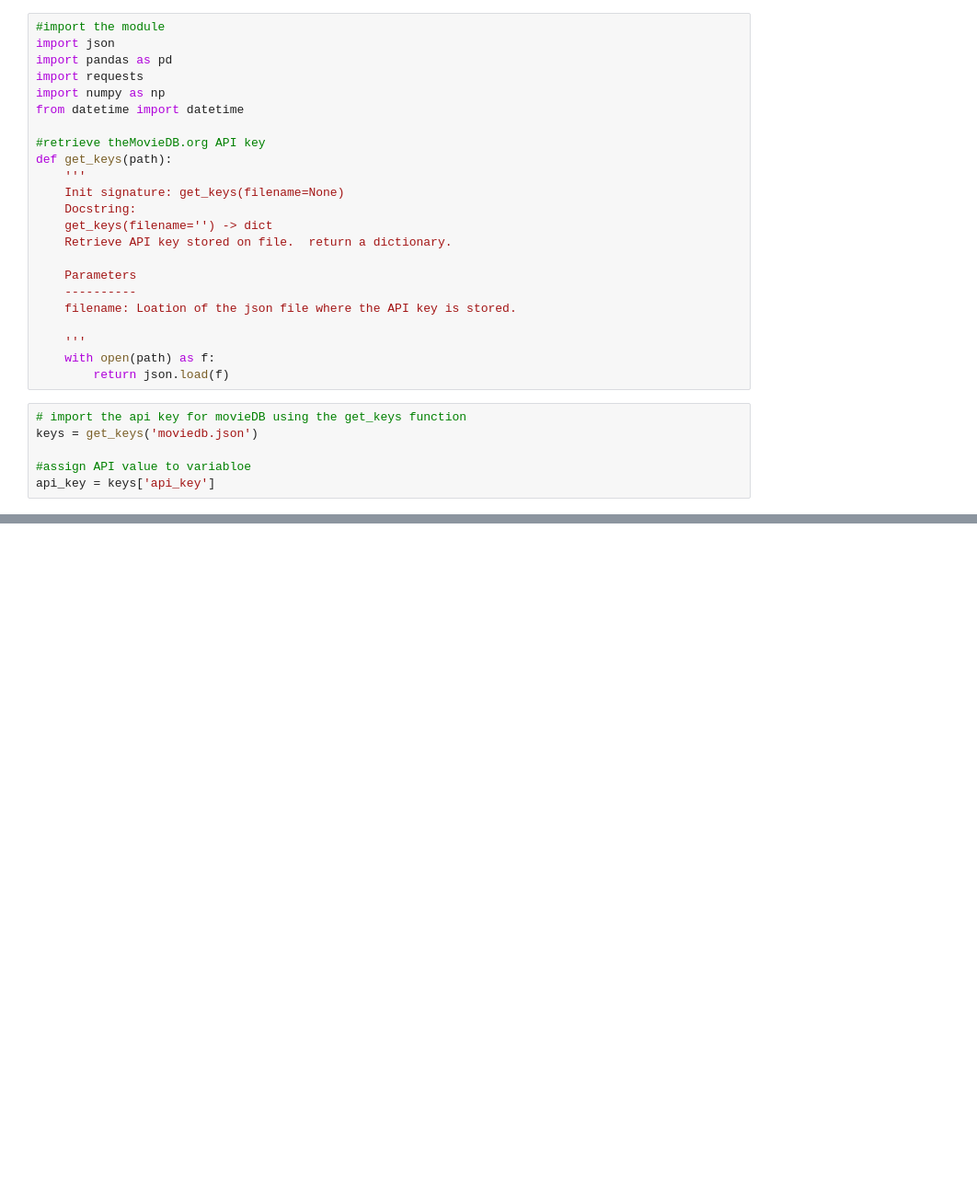
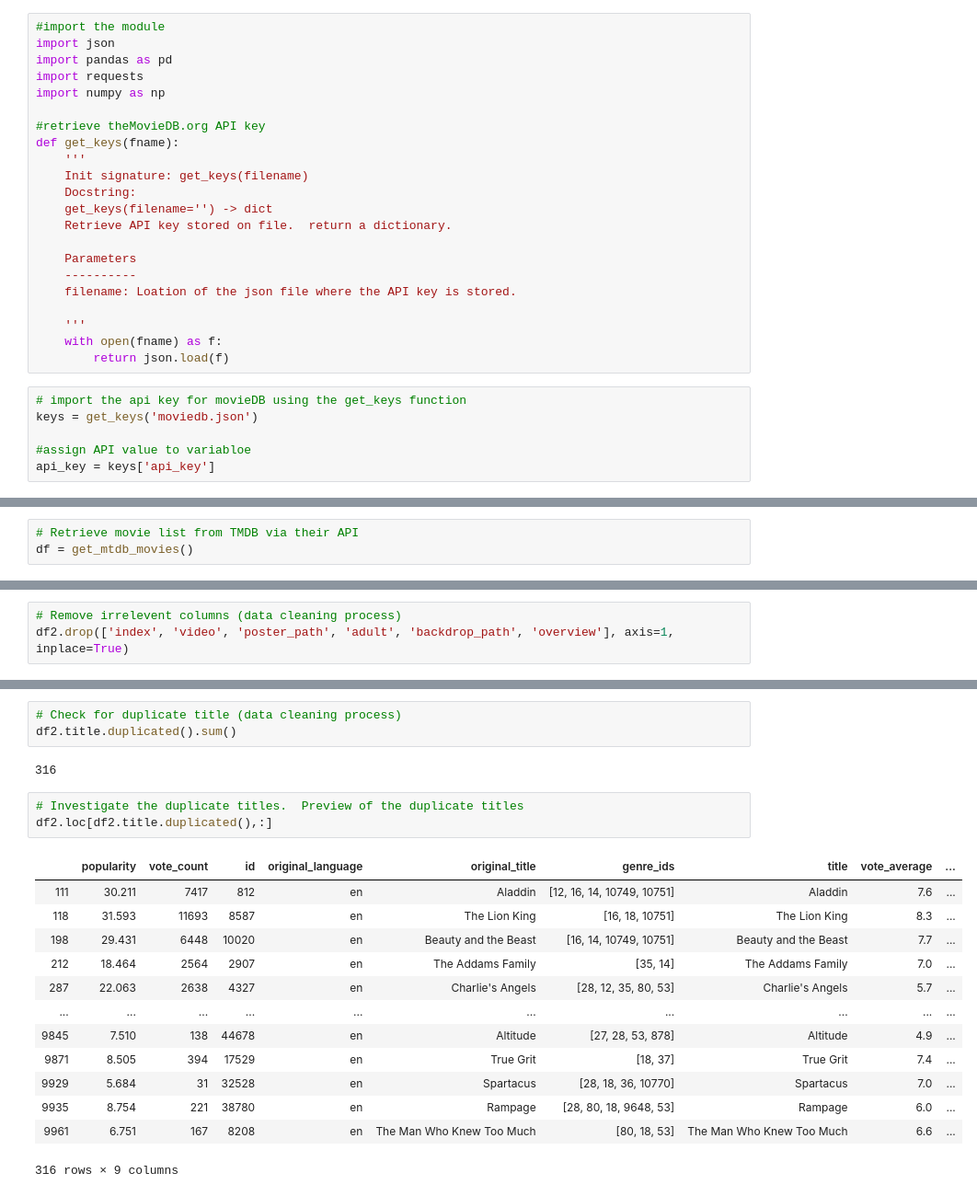
Before and after one commit to CaryMosley/Mod1Project, a Jupyter notebook: MovieStatistics.ipynb, the cells around one changed output, grey strips where cells are left out. Shown at 92% size. Drawn from its saved outputs; the diff is of its cells as text; blank space fills up the shorter version.

```diff
--- a/MovieStatistics.ipynb
+++ b/MovieStatistics.ipynb
@@ -4,12 +4,11 @@ import json
 import pandas as pd
 import requests
 import numpy as np
-from datetime import datetime
 
 #retrieve theMovieDB.org API key
-def get_keys(path):
+def get_keys(fname):
     '''
-    Init signature: get_keys(filename=None)
+    Init signature: get_keys(filename)
     Docstring:
     get_keys(filename='') -> dict
     Retrieve API key stored on file.  return a dictionary.
@@ -19,7 +18,7 @@ def get_keys(path):
     filename: Loation of the json file where the API key is stored.
 
     '''
-    with open(path) as f:
+    with open(fname) as f:
         return json.load(f)
 # %%
 # import the api key for movieDB using the get_keys function
@@ -184,0 +80,3 @@ df2.head()
+# %%
+# Retrieve movie list from TMDB via their API
+df = get_mtdb_movies()
@@ -184,0 +114,3 @@ df2.head()
+# %%
+# Remove irrelevent columns (data cleaning process)
+df2.drop(['index', 'video', 'poster_path', 'adult', 'backdrop_path', 'overview'], axis=1, inplace=True)
@@ -184,0 +141,22 @@ df2.head()
+# %%
+# Check for duplicate title (data cleaning process)
+df2.title.duplicated().sum()
+# %% [output]
+316
+# %%
+# Investigate the duplicate titles.  Preview of the duplicate titles
+df2.loc[df2.title.duplicated(),:]
+# %% [output]
+|  | popularity | vote_count | id | original_language | original_title | genre_ids | title | vote_average | ... |
+| 111 | 30.211 | 7417 | 812 | en | Aladdin | [12, 16, 14, 10749, 10751] | Aladdin | 7.6 | ... |
+| 118 | 31.593 | 11693 | 8587 | en | The Lion King | [16, 18, 10751] | The Lion King | 8.3 | ... |
+| 198 | 29.431 | 6448 | 10020 | en | Beauty and the Beast | [16, 14, 10749, 10751] | Beauty and the Beast | 7.7 | ... |
+| 212 | 18.464 | 2564 | 2907 | en | The Addams Family | [35, 14] | The Addams Family | 7.0 | ... |
+| 287 | 22.063 | 2638 | 4327 | en | Charlie's Angels | [28, 12, 35, 80, 53] | Charlie's Angels | 5.7 | ... |
+| ... | ... | ... | ... | ... | ... | ... | ... | ... | ... |
+| 9845 | 7.510 | 138 | 44678 | en | Altitude | [27, 28, 53, 878] | Altitude | 4.9 | ... |
+| 9871 | 8.505 | 394 | 17529 | en | True Grit | [18, 37] | True Grit | 7.4 | ... |
+| 9929 | 5.684 | 31 | 32528 | en | Spartacus | [28, 18, 36, 10770] | Spartacus | 7.0 | ... |
+| 9935 | 8.754 | 221 | 38780 | en | Rampage | [28, 80, 18, 9648, 53] | Rampage | 6.0 | ... |
+| 9961 | 6.751 | 167 | 8208 | en | The Man Who Knew Too Much | [80, 18, 53] | The Man Who Knew Too Much | 6.6 | ... |
+316 rows × 9 columns
```
Also changed, not shown: parts of 55 cells of this notebook.
